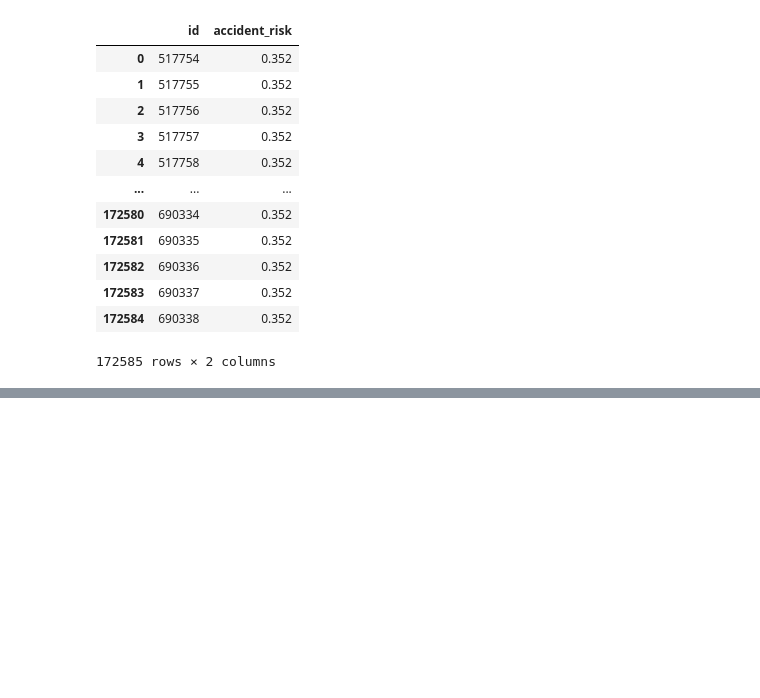
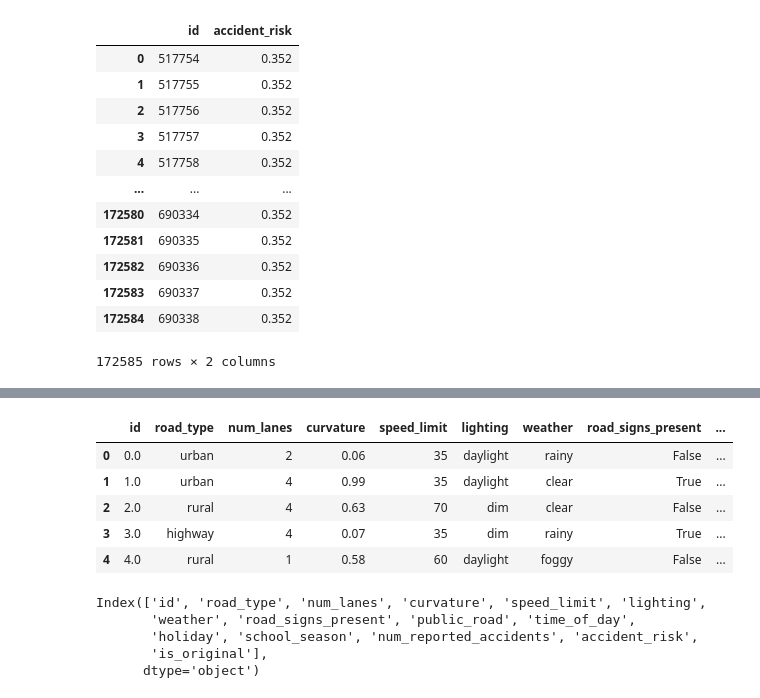
Before and after one commit to Arpit2744/Predicting-Road-Accident-Risk, a Jupyter notebook: notebook/model.ipynb, the cells around one changed output, grey strips where cells are left out. Cells and saved outputs as stored; diff of their text form; code cells hidden in the pictures; blank space fills up the shorter version.

```diff
--- a/notebook/model.ipynb
+++ b/notebook/model.ipynb
@@ -175,0 +213,17 @@ pd.read_csv('sample_submission.csv')
+# %%
+comp_df.head()
+# %% [output]
+|  | id | road_type | num_lanes | curvature | speed_limit | lighting | weather | road_signs_present | ... |
+| 0 | 0.0 | urban | 2 | 0.06 | 35 | daylight | rainy | False | ... |
+| 1 | 1.0 | urban | 4 | 0.99 | 35 | daylight | clear | True | ... |
+| 2 | 2.0 | rural | 4 | 0.63 | 70 | dim | clear | False | ... |
+| 3 | 3.0 | highway | 4 | 0.07 | 35 | dim | rainy | True | ... |
+| 4 | 4.0 | rural | 1 | 0.58 | 60 | daylight | foggy | False | ... |
+# %%
+comp_df.columns
+# %% [output]
+Index(['id', 'road_type', 'num_lanes', 'curvature', 'speed_limit', 'lighting',
+       'weather', 'road_signs_present', 'public_road', 'time_of_day',
+       'holiday', 'school_season', 'num_reported_accidents', 'accident_risk',
+       'is_original'],
+      dtype='object')
```
Also changed, not shown: parts of 4 cells of this notebook.
